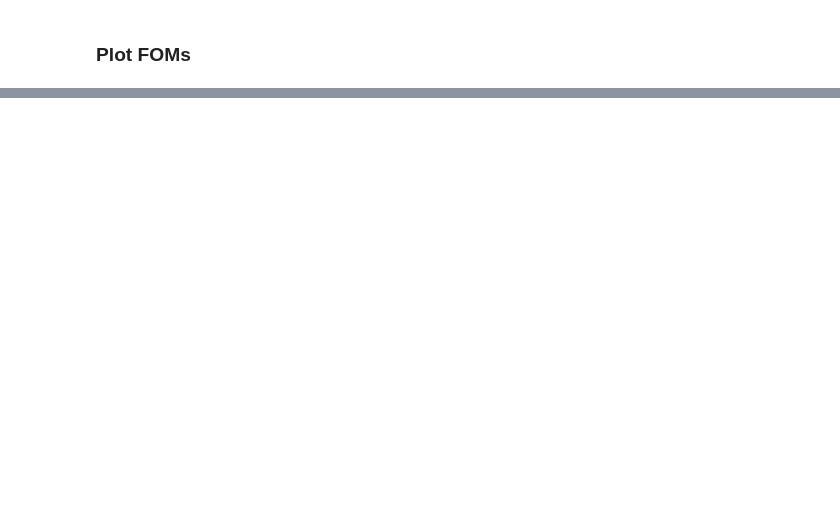
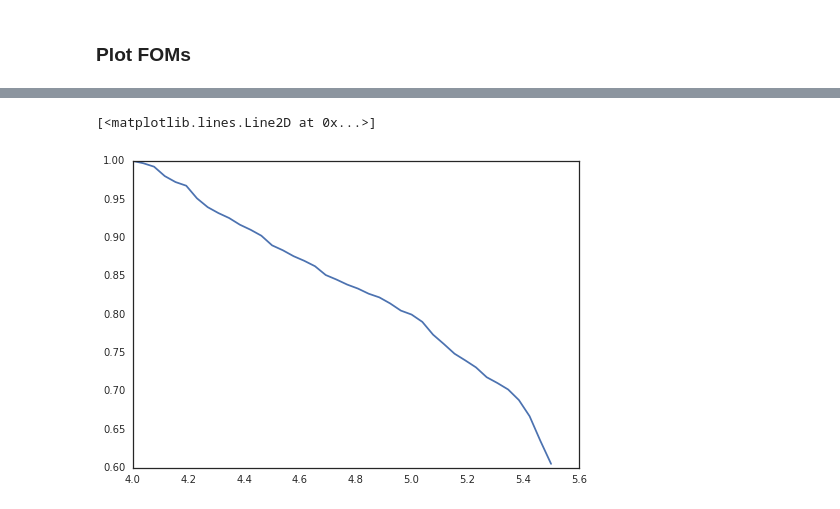
Before and after one commit to chasenberg/Masterthesis, a Jupyter notebook: notebooks/decaytime_studies/wrong_pv/Bd2JpsiKs_wrongPV_bdt_scan.ipynb, the cells around one changed output, grey strips where cells are left out. Cells and saved outputs as stored; diff of their text form; code cells hidden in the pictures; blank space fills up the shorter version.

```diff
--- a/notebooks/decaytime_studies/wrong_pv/Bd2JpsiKs_wrongPV_bdt_scan.ipynb
+++ b/notebooks/decaytime_studies/wrong_pv/Bd2JpsiKs_wrongPV_bdt_scan.ipynb
@@ -335,0 +406,6 @@ values
+# %%
+a = test['Efficiency']
+plt.plot(cuts,a)
+# %% [output]
+[<matplotlib.lines.Line2D at 0x...>]
+[figure, added]
```
Also changed, not shown: parts of 15 cells of this notebook.
